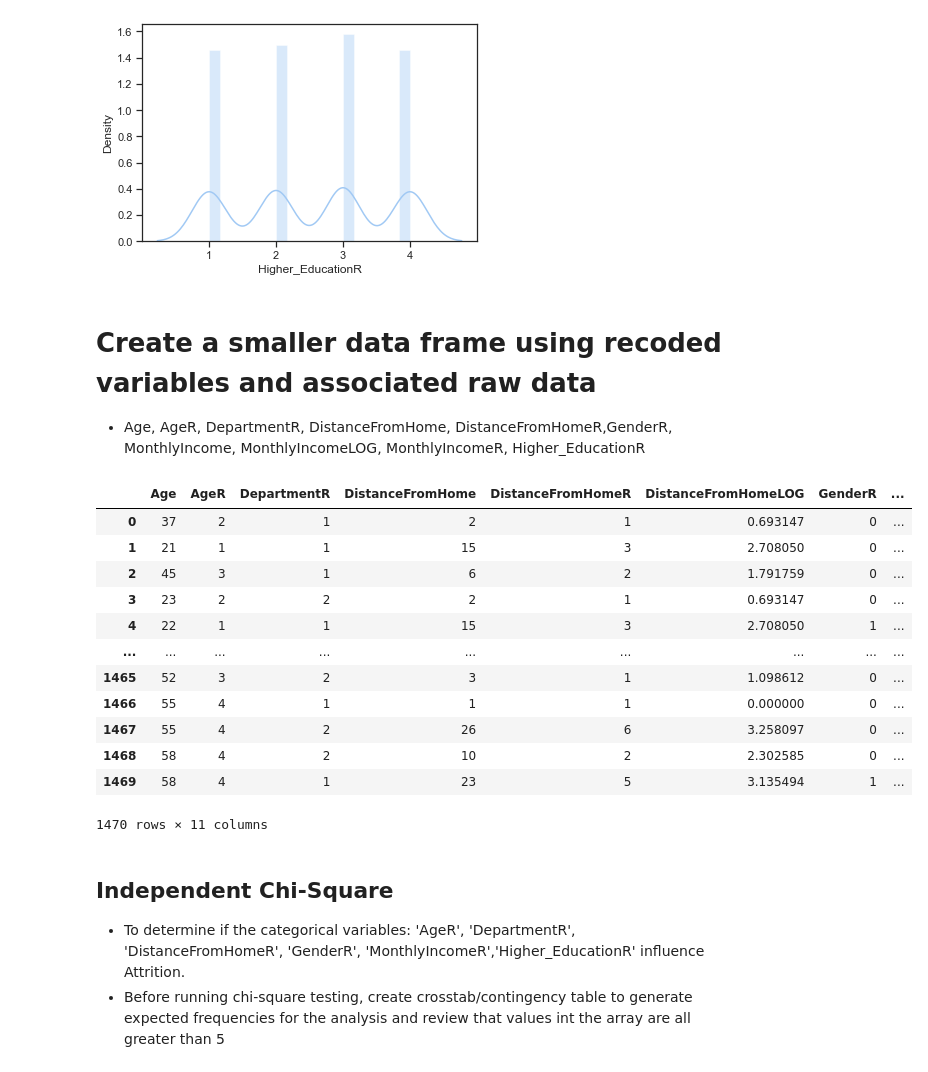
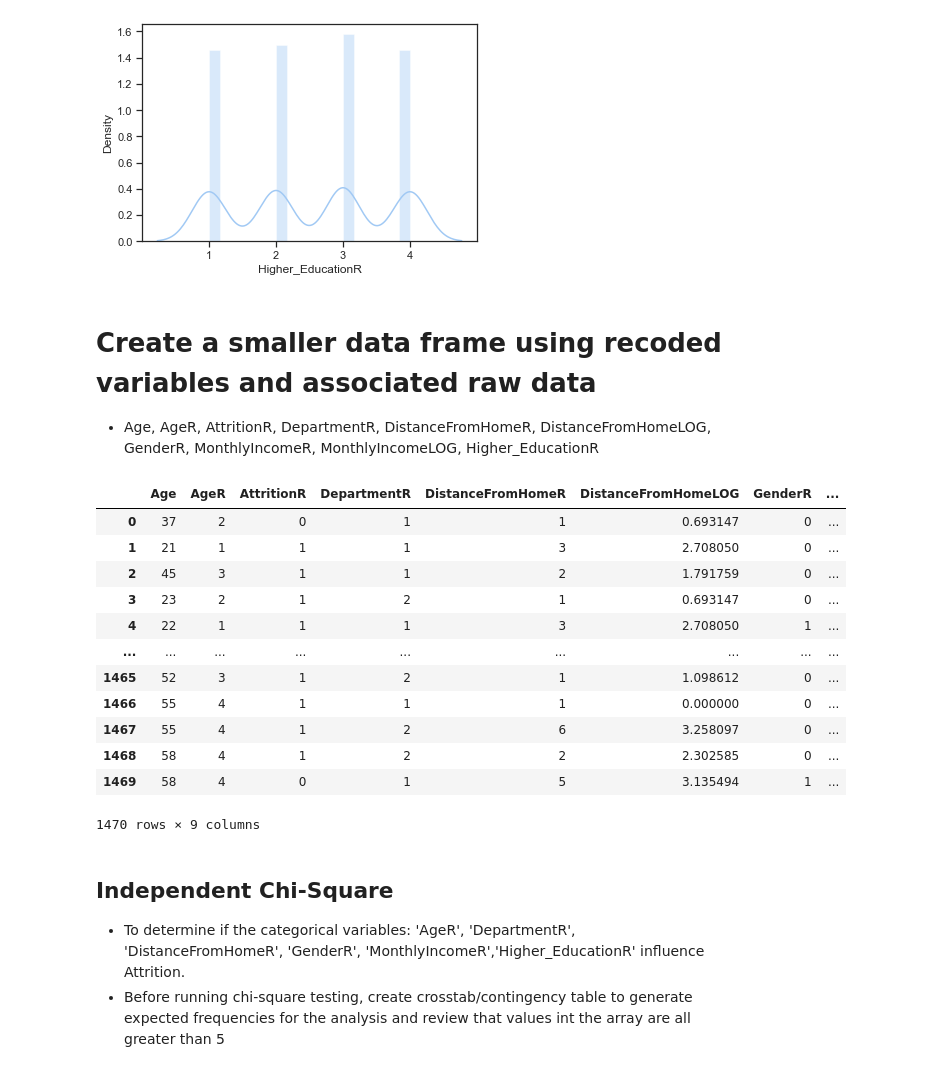
Before and after one commit to SarahMangrum/WozUFinalProject, a Jupyter notebook: HR_Attrition_Leo.ipynb, the cells around one changed output. Saved outputs shown, nothing was run; the diff lists cells and outputs as text; code cells hidden in the pictures.

```diff
--- a/HR_Attrition_Leo.ipynb
+++ b/HR_Attrition_Leo.ipynb
@@ -496,0 +505,4 @@ sns.distplot(attrition['DistanceFromHome'])
+# %%
+attrition['DistanceFromHomeSQRT'] = np.sqrt(attrition['DistanceFromHome'])
+sns.distplot(attrition['DistanceFromHomeSQRT'])
+# try LOG transformation next
@@ -507,3 +524,7 @@ sns.distplot(attrition['MonthlyIncome'])
 # %% [output]
 <AxesSubplot:xlabel='MonthlyIncome', ylabel='Density'>
 [figure]
+# %%
+attrition['MonthlyIncomeSQRT'] = np.sqrt(attrition['MonthlyIncome'])
+sns.distplot(attrition['MonthlyIncomeSQRT'])
+# Try LOG transformation next
@@ -523,25 +550,25 @@ sns.distplot(attrition['Higher_EducationR'])
 [figure]
 # %% [markdown]
 # Create a smaller data frame using recoded variables and associated raw data
-* Age, AgeR, DepartmentR, DistanceFromHome, DistanceFromHomeR,GenderR, MonthlyIncome, MonthlyIncomeLOG, MonthlyIncomeR, Higher_EducationR
+* Age, AgeR, AttritionR, DepartmentR, DistanceFromHomeR, DistanceFromHomeLOG, GenderR, MonthlyIncomeR, MonthlyIncomeLOG, Higher_EducationR
 # %%
 # added all our pertinent variables.
-attrition1 = attrition.filter(['Age', 'AgeR', 'DepartmentR', 'DistanceFromHome', 'DistanceFromHomeR', 'DistanceFromHomeLOG', 'GenderR', 'MonthlyIncome', 'MonthlyIncomeR', 'MonthlyIncomeLOG','Higher_EducationR'])
+attrition1 = attrition.filter(['Age', 'AgeR', 'AttritionR', 'DepartmentR', 'DistanceFromHomeR', 'DistanceFromHomeLOG', 'GenderR', 'MonthlyIncomeR', 'MonthlyIncomeLOG','Higher_EducationR'])
 attrition1
 # %% [output]
-|  | Age | AgeR | DepartmentR | DistanceFromHome | DistanceFromHomeR | DistanceFromHomeLOG | GenderR | ... |
-| 0 | 37 | 2 | 1 | 2 | 1 | 0.693147 | 0 | ... |
-| 1 | 21 | 1 | 1 | 15 | 3 | 2.708050 | 0 | ... |
-| 2 | 45 | 3 | 1 | 6 | 2 | 1.791759 | 0 | ... |
-| 3 | 23 | 2 | 2 | 2 | 1 | 0.693147 | 0 | ... |
-| 4 | 22 | 1 | 1 | 15 | 3 | 2.708050 | 1 | ... |
+|  | Age | AgeR | AttritionR | DepartmentR | DistanceFromHomeR | DistanceFromHomeLOG | GenderR | ... |
+| 0 | 37 | 2 | 0 | 1 | 1 | 0.693147 | 0 | ... |
+| 1 | 21 | 1 | 1 | 1 | 3 | 2.708050 | 0 | ... |
+| 2 | 45 | 3 | 1 | 1 | 2 | 1.791759 | 0 | ... |
+| 3 | 23 | 2 | 1 | 2 | 1 | 0.693147 | 0 | ... |
+| 4 | 22 | 1 | 1 | 1 | 3 | 2.708050 | 1 | ... |
 | ... | ... | ... | ... | ... | ... | ... | ... | ... |
-| 1465 | 52 | 3 | 2 | 3 | 1 | 1.098612 | 0 | ... |
+| 1465 | 52 | 3 | 1 | 2 | 1 | 1.098612 | 0 | ... |
 | 1466 | 55 | 4 | 1 | 1 | 1 | 0.000000 | 0 | ... |
-| 1467 | 55 | 4 | 2 | 26 | 6 | 3.258097 | 0 | ... |
-| 1468 | 58 | 4 | 2 | 10 | 2 | 2.302585 | 0 | ... |
-| 1469 | 58 | 4 | 1 | 23 | 5 | 3.135494 | 1 | ... |
+| 1467 | 55 | 4 | 1 | 2 | 6 | 3.258097 | 0 | ... |
+| 1468 | 58 | 4 | 1 | 2 | 2 | 2.302585 | 0 | ... |
+| 1469 | 58 | 4 | 0 | 1 | 5 | 3.135494 | 1 | ... |
-1470 rows × 11 columns
+1470 rows × 9 columns
 # %% [markdown]
 ## Independent Chi-Square
 * To determine if the categorical variables: 'AgeR', 'DepartmentR', 'DistanceFromHomeR', 'GenderR', 'MonthlyIncomeR','Higher_EducationR' influence Attrition.
```
Also changed, not shown: parts of 56 cells of this notebook, 1 other file.
